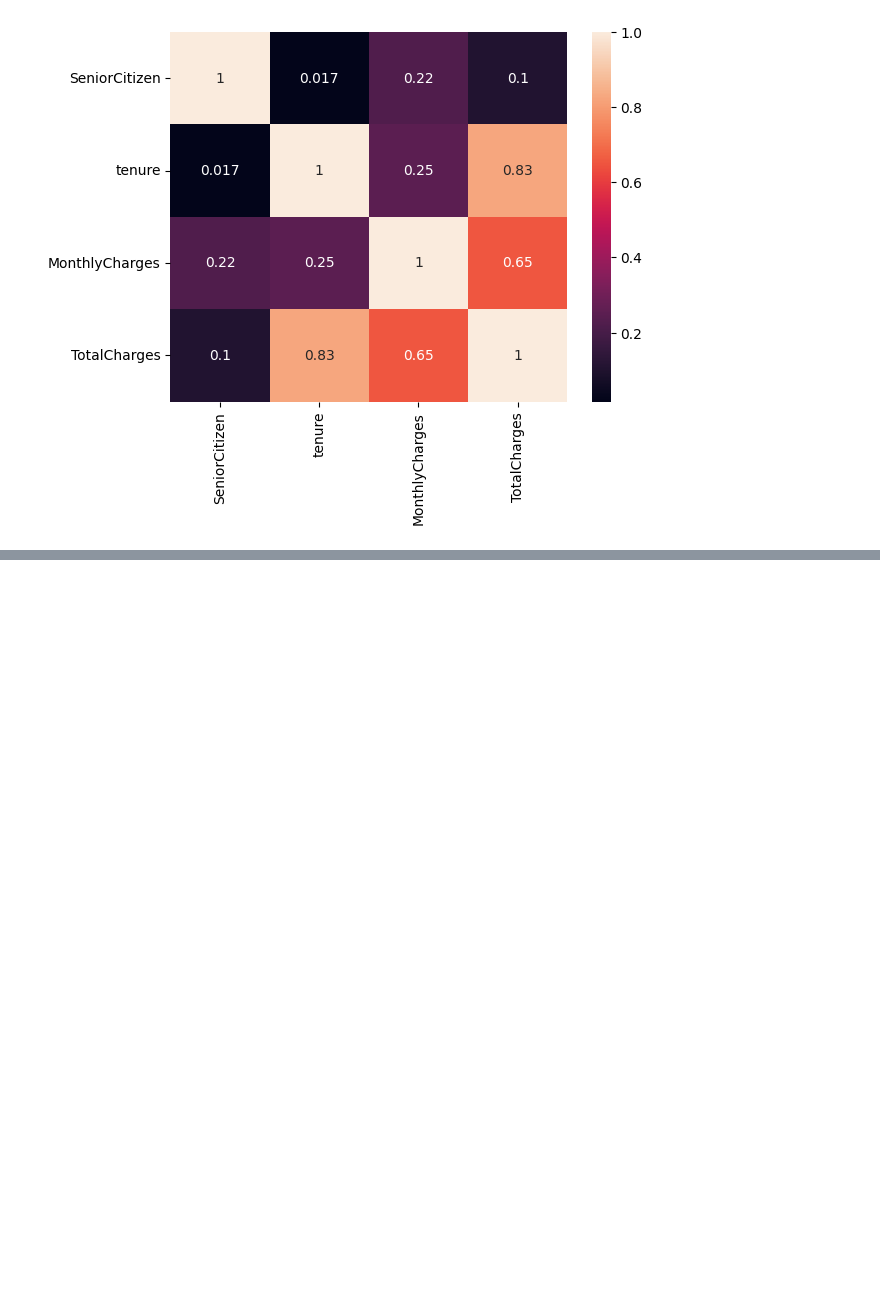
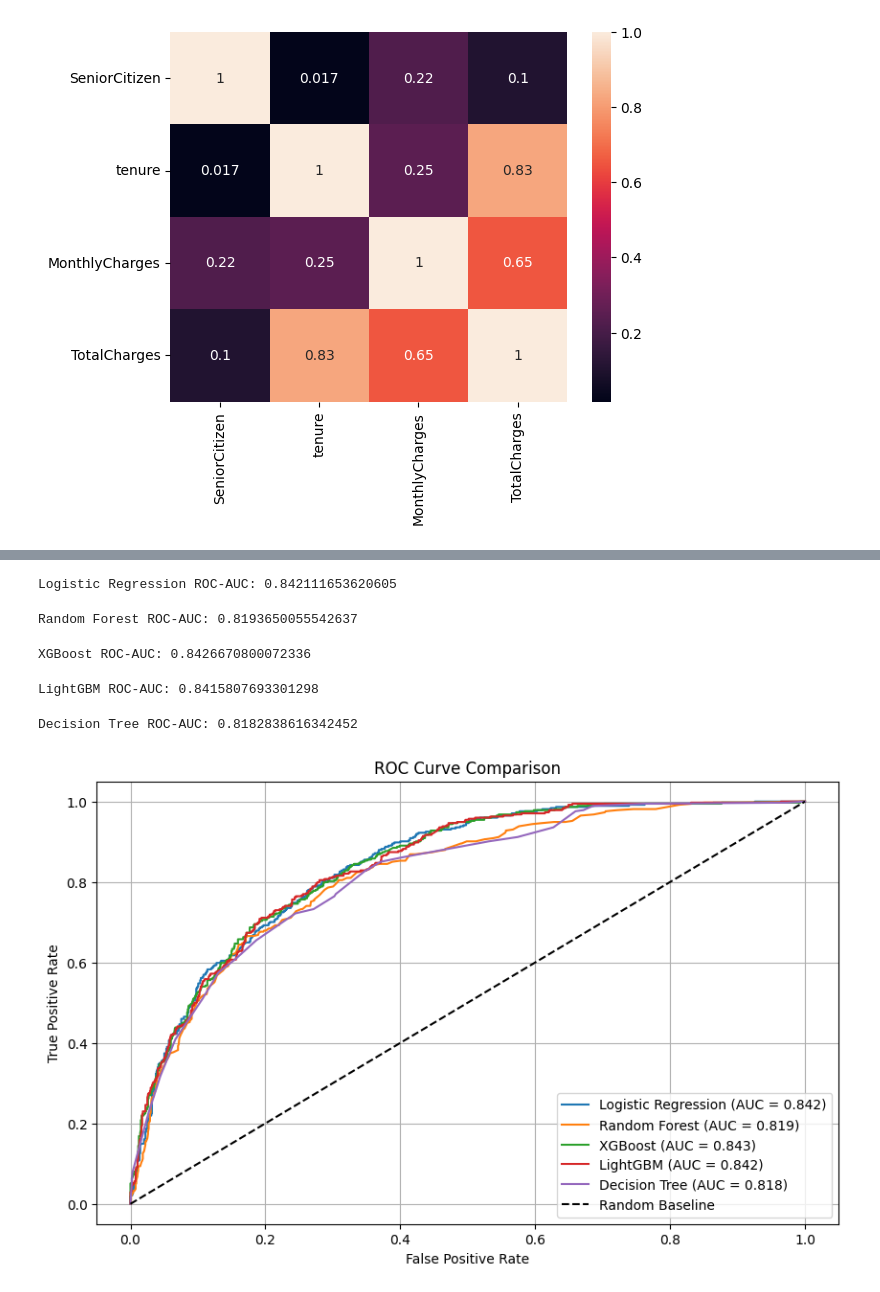
Before and after one commit to Sahil-K-Y/AI-ML-Blueprint, a Jupyter notebook: End-to-End Customer Churn Prediction System/churn prediction.ipynb, the cells around one changed output, grey strips where cells are left out. Saved outputs shown, nothing was run; the diff lists cells and outputs as text; code cells hidden in the pictures; blank space fills up the shorter version.

```diff
--- a/End-to-End Customer Churn Prediction System/churn prediction.ipynb
+++ b/End-to-End Customer Churn Prediction System/churn prediction.ipynb
@@ -369,0 +633,2 @@ corr
+# %%
+y_pred_lr=logistic.predict_proba(X_test_transformed)[:,1]
@@ -369,0 +637,60 @@ corr
+# %%
+print("Logistic Regression ROC-AUC:", roc_auc_lr)
+# %% [output]
+Logistic Regression ROC-AUC: 0.842111653620605
+# %%
+y_prob_rf = rf.predict_proba(X_test_transformed)[:, 1]
+
+roc_auc_rf = roc_auc_score(y_test, y_prob_rf)
+
+print("Random Forest ROC-AUC:", roc_auc_rf)
+# %% [output]
+Random Forest ROC-AUC: 0.8193650055542637
+# %%
+y_prob_xgb = xgb.predict_proba(X_test_transformed)[:, 1]
+
+roc_auc_xgb = roc_auc_score(y_test, y_prob_xgb)
+
+print("XGBoost ROC-AUC:", roc_auc_xgb)
+# %% [output]
+XGBoost ROC-AUC: 0.8426670800072336
+# %%
+y_prob_lgbm = lgbm.predict_proba(X_test_transformed)[:, 1]
+
+roc_auc_lgbm = roc_auc_score(y_test, y_prob_lgbm)
+
+print("LightGBM ROC-AUC:", roc_auc_lgbm)
+# %% [output]
+LightGBM ROC-AUC: 0.8415807693301298
+# %%
+y_prob_dt = dt.predict_proba(X_test_transformed)[:, 1]
+
+roc_auc_dt = roc_auc_score(y_test, y_prob_dt)
+
+print("Decision Tree ROC-AUC:", roc_auc_dt)
+# %% [output]
+Decision Tree ROC-AUC: 0.8182838616342452
+# %%
+fpr_lr, tpr_lr, _ = roc_curve(y_test, y_pred_lr)
+fpr_rf, tpr_rf, _ = roc_curve(y_test, y_prob_rf)
+fpr_xgb, tpr_xgb, _ = roc_curve(y_test, y_prob_xgb)
+fpr_lgbm, tpr_lgbm, _ = roc_curve(y_test, y_prob_lgbm)
+fpr_dt, tpr_dt, _ = roc_curve(y_test, y_prob_dt)
+
+# Plotting ROC Curves
+plt.figure(figsize=(10, 6))
+plt.plot(fpr_lr, tpr_lr, label=f'Logistic Regression (AUC = {roc_auc_lr:.3f})')
+plt.plot(fpr_rf, tpr_rf, label=f'Random Forest (AUC = {roc_auc_rf:.3f})')
+plt.plot(fpr_xgb, tpr_xgb, label=f'XGBoost (AUC = {roc_auc_xgb:.3f})')
+plt.plot(fpr_lgbm, tpr_lgbm, label=f'LightGBM (AUC = {roc_auc_lgbm:.3f})')
+plt.plot(fpr_dt, tpr_dt, label=f'Decision Tree (AUC = {roc_auc_dt:.3f})')
+
+plt.plot([0, 1], [0, 1], 'k--', label='Random Baseline')
+plt.xlabel('False Positive Rate')
+plt.ylabel('True Positive Rate')
+plt.title('ROC Curve Comparison')
+plt.legend(loc='lower right')
+plt.grid(True)
+plt.show()
+# %% [output]
+[figure, added]
```
Also changed, not shown: parts of 57 cells of this notebook.
